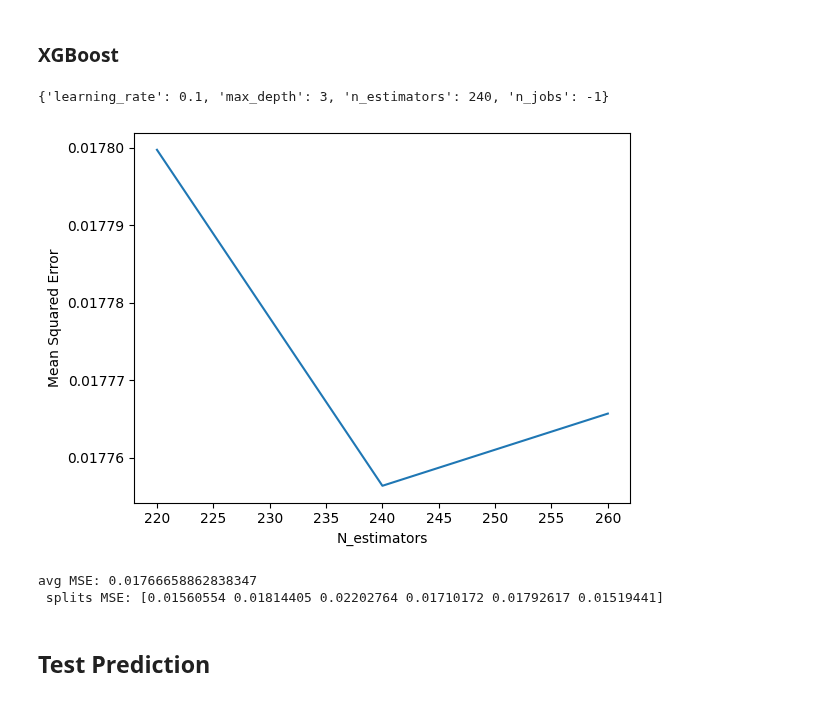
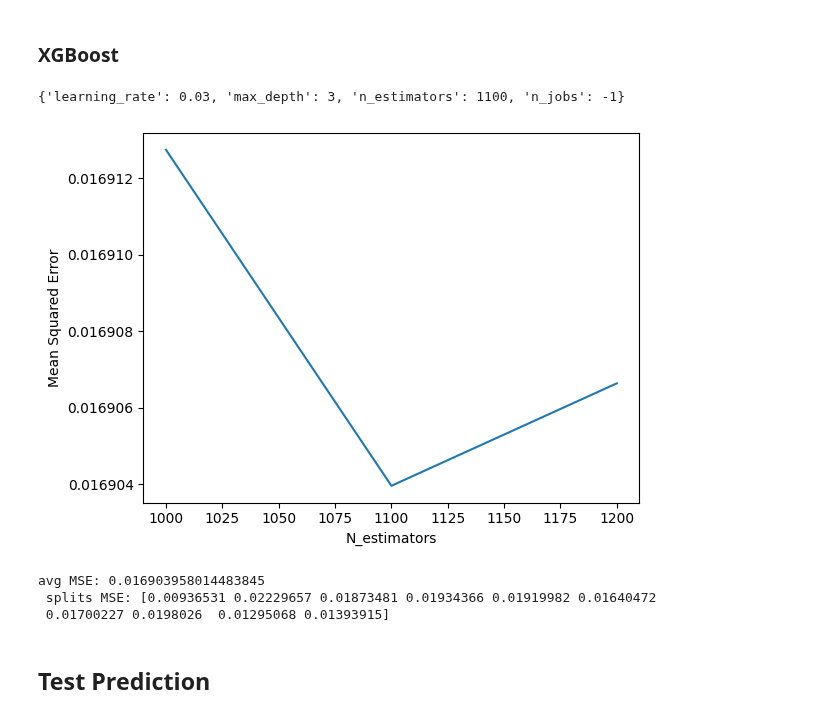
Before and after one commit to stephanie-yz/House-Prices, a Jupyter notebook: 03 Model Selection.ipynb, the cells around one changed output. Drawn from its saved outputs; the diff is of its cells as text; code cells hidden in the pictures.

Commit message:
reduce XGB learning rate to 0.03

```diff
--- a/03 Model Selection.ipynb
+++ b/03 Model Selection.ipynb
@@ -269,34 +269,35 @@ avg MSE: 0.03002645535057227
 ### XGBoost
 # %%
 ## hyperparameter tuning: n_estimators
-param_grid = {'n_estimators' : np.arange(220,270,20), 'learning_rate': [0.1], 'max_depth': [3], 'n_jobs': [-1]}
+param_grid = {'n_estimators' : np.arange(1000,1300,100), 'learning_rate': [0.03], 'max_depth': [3], 'n_jobs': [-1]}
 kf = KFold(n_splits=10, shuffle=True, random_state=8)
 
 xgb_tuning = GridSearchCV(xgb.XGBRegressor(random_state=8), param_grid, scoring='neg_mean_squared_error', cv=kf)
 xgb_tuning.fit(x_train_onehot.values, y_train.values)
 xgb_tuning_params = xgb_tuning.cv_results_['param_n_estimators']
 xgb_tuning_mse = -xgb_tuning.cv_results_['mean_test_score']
 
 ## find best param with lowest mse, and plot params against mse
 print(xgb_tuning.best_params_)
 plt.plot(xgb_tuning_params, xgb_tuning_mse)
 plt.xlabel('N_estimators')
 plt.ylabel('Mean Squared Error')
 None
 # %% [output]
-{'learning_rate': 0.1, 'max_depth': 3, 'n_estimators': 240, 'n_jobs': -1}
+{'learning_rate': 0.03, 'max_depth': 3, 'n_estimators': 1100, 'n_jobs': -1}
-[figure, old version]
+[figure, new version]
 # %%
 ## instantiate ada algorithm, using best tuned param
-xgbr = xgb.XGBRegressor(n_estimators=240, learning_rate=0.1, max_depth=3, random_state=8, n_jobs=-1)
+xgbr = xgb.XGBRegressor(n_estimators=1100, learning_rate=0.03, max_depth=3, random_state=8, n_jobs=-1)
 
 ## cross validation
-kf = KFold(n_splits=6, shuffle=True, random_state=8)
+kf = KFold(n_splits=10, shuffle=True, random_state=8)
 xgbr_cv_scores = cross_val_score(xgbr, x_train_onehot.values, y_train.values, scoring='neg_mean_squared_error', cv=kf)
 print(f'avg MSE: {-np.mean(xgbr_cv_scores)}\n', f'splits MSE: {-xgbr_cv_scores}')
 # %% [output]
-avg MSE: 0.01766658862838347
- splits MSE: [0.01560554 0.01814405 0.02202764 0.01710172 0.01792617 0.01519441]
+avg MSE: 0.016903958014483845
+ splits MSE: [0.00936531 0.02229657 0.01873481 0.01934366 0.01919982 0.01640472
+ 0.01700227 0.0198026  0.01295068 0.01393915]
 # %% [markdown]
 ## Test Prediction
 # %%
```
Also changed, not shown: parts of 1 cell of this notebook, 1 other file.
